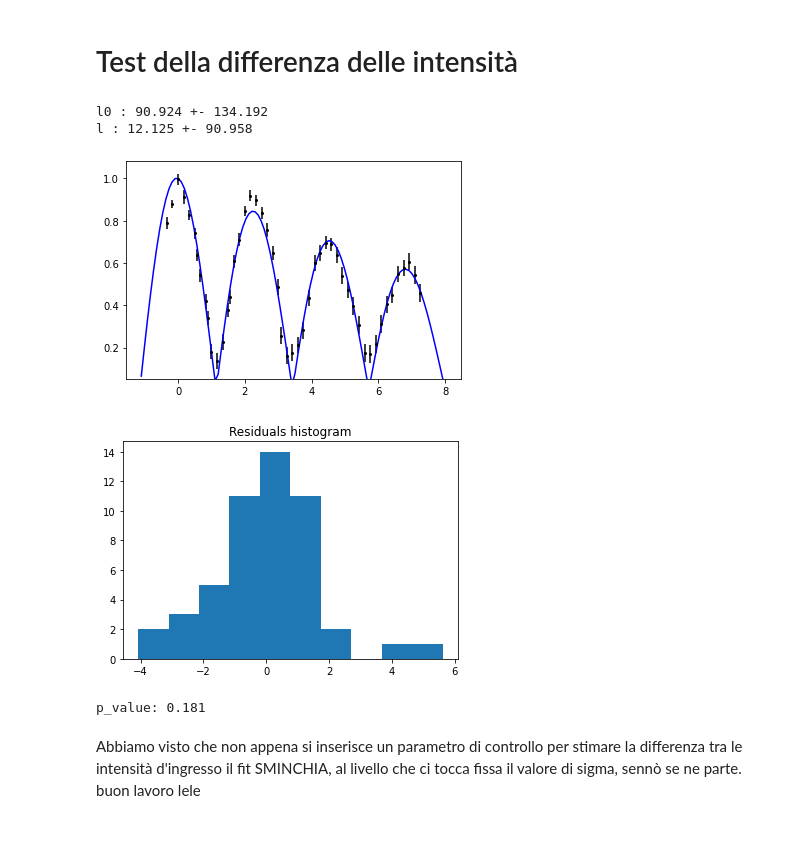
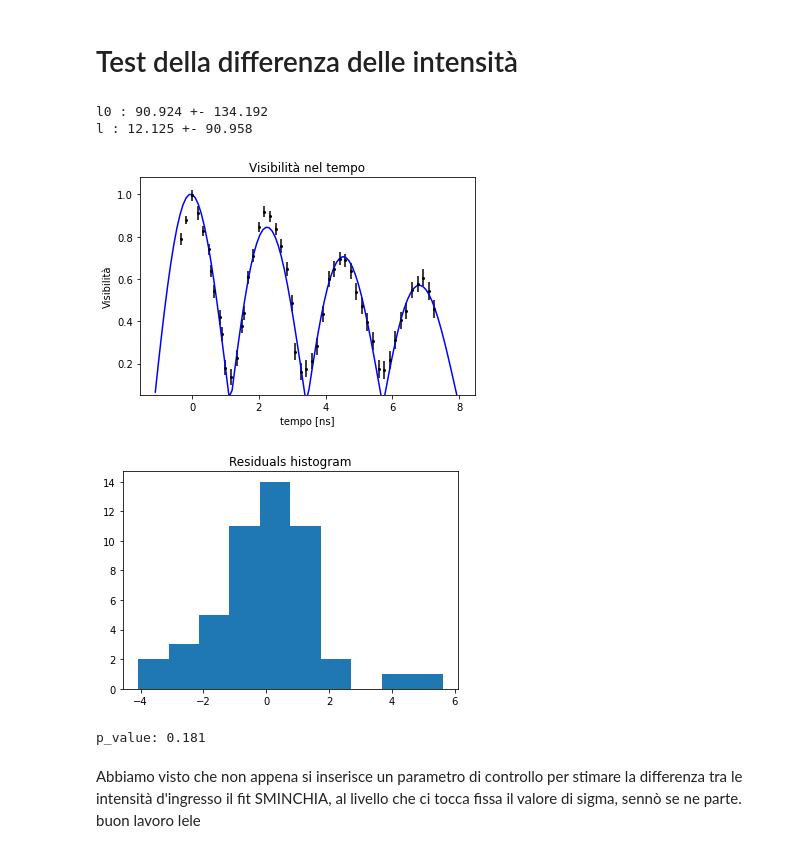
Before and after one commit to Unoaccaso/lab_projects, a Jupyter notebook: interferometro_michelson.ipynb, the cells around one changed output. Cells and saved outputs as stored; diff of their text form; code cells hidden in the pictures.

```diff
--- a/interferometro_michelson.ipynb
+++ b/interferometro_michelson.ipynb
@@ -190,8 +193,11 @@ def rs(par, t):
     Domega = par[2]
     y = np.exp(-sigma*t/2)/N*np.abs(np.sin(N*Domega*t/2)/np.sin(Domega*t/2))
     return y
-fit(rs, x = data['tempo [ns]'], y = data['Visibilità'], sy = data['sigma[V]'], sx = data['sigma[t] [ns]'],
-    par0 = [0.16, 3, 2.76], par_names=['sigma', 'N', 'Domega'])
+fit(rs, x = data['tempo [ns]'], y = data['Visibilità'],
+    sy = data['sigma[V]'], sx = data['sigma[t] [ns]'],
+    par0 = [0.16, 3, 2.76], par_names=['sigma', 'N', 'Domega'],
+    title='Visibilità nel tempo', xlabel='tempo [ns]',
+    ylabel = 'Visibilità')
 # %% [output]
 sigma : 0.080 +- 0.031
 N : 2.998 +- 0.004
@@ -205,26 +211,28 @@ p_value: 0.000
 # %%
 def rs(par, t):
     N = 2
     Domega = 2.747
     dl = t*29.98/2
     l0 = par[0]
     l = par[1]
     # l ---> dist percorsa da entrambi
     # dl ---> scarto del secondo
     # l0 ---> lunghezza caratteristica
     def I(dl, l0, l):
       return 1/(1+((l-dl)/l0)**2)
     def alpha(dl, l0, l):
       return 2*np.sqrt(I(0, l0, l)*I(dl, l0, l))/(I(0, l0, l)+I(dl, l0, l))
     y = alpha(dl, l0, l)*np.exp(-0.1481*t/2)/N*np.abs(np.sin(N*Domega*t/2)/np.sin(Domega*t/2))
     return y
-fitted = fit(rs, x = data['tempo [ns]'], y = data['Visibilità'], sy = data['sigma[V]'], sx = data['sigma[t] [ns]'],
-    par0 = [100, 10],
-    par_names=['l0', 'l'], xres=100)
+fitted = fit(rs, x = data['tempo [ns]'], y = data['Visibilità'],
+             sy = data['sigma[V]'], sx = data['sigma[t] [ns]'],
+             par0 = [100, 10], par_names=['l0', 'l'], xres=100,
+             title='Visibilità nel tempo', xlabel='tempo [ns]',
+             ylabel = 'Visibilità')
 # %% [output]
 l0 : 90.924 +- 134.192
 l : 12.125 +- 90.958
-[figure, old version]
+[figure, new version]
 [figure]
 p_value: 0.181
 # %% [markdown]
```
Also changed, not shown: parts of 3 cells of this notebook.
